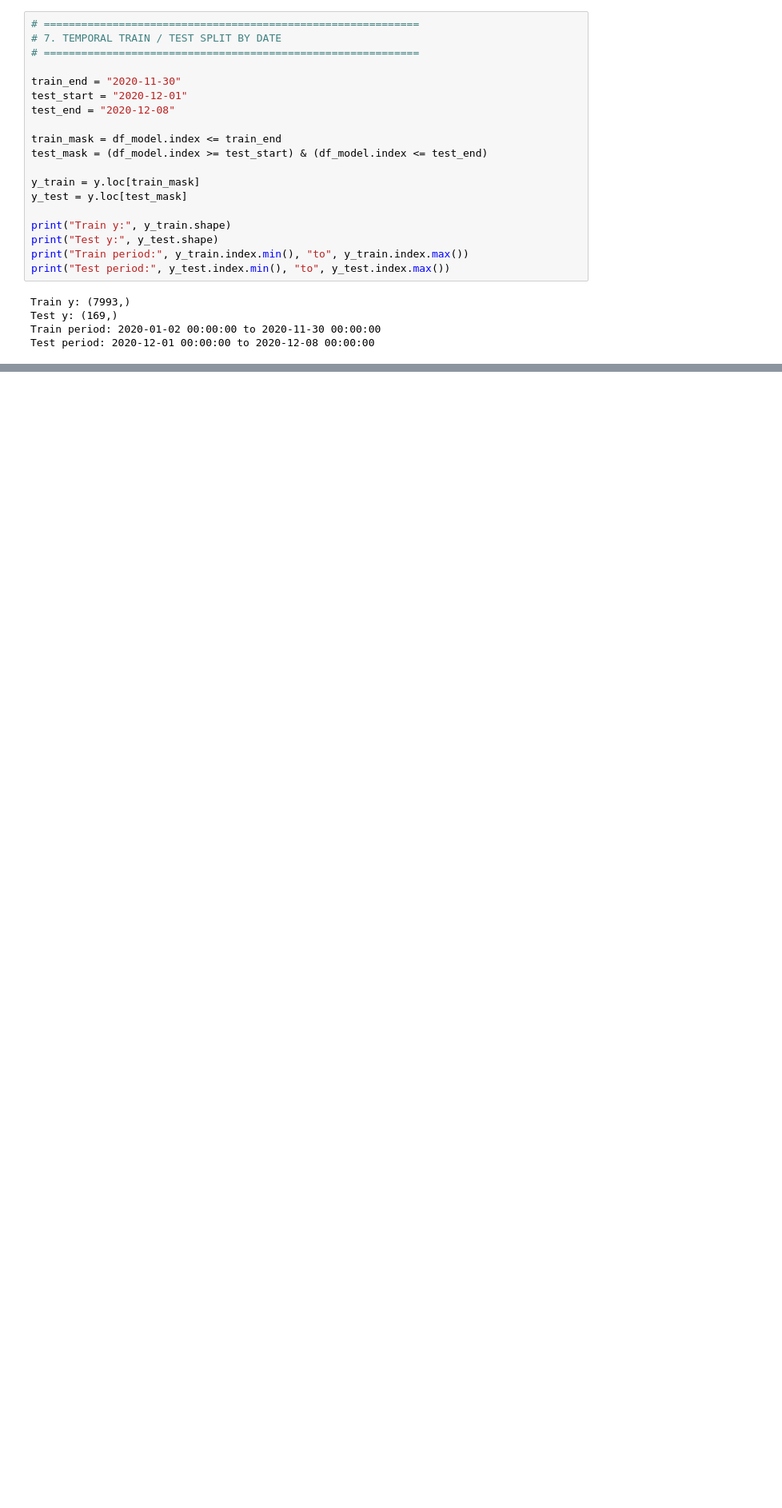
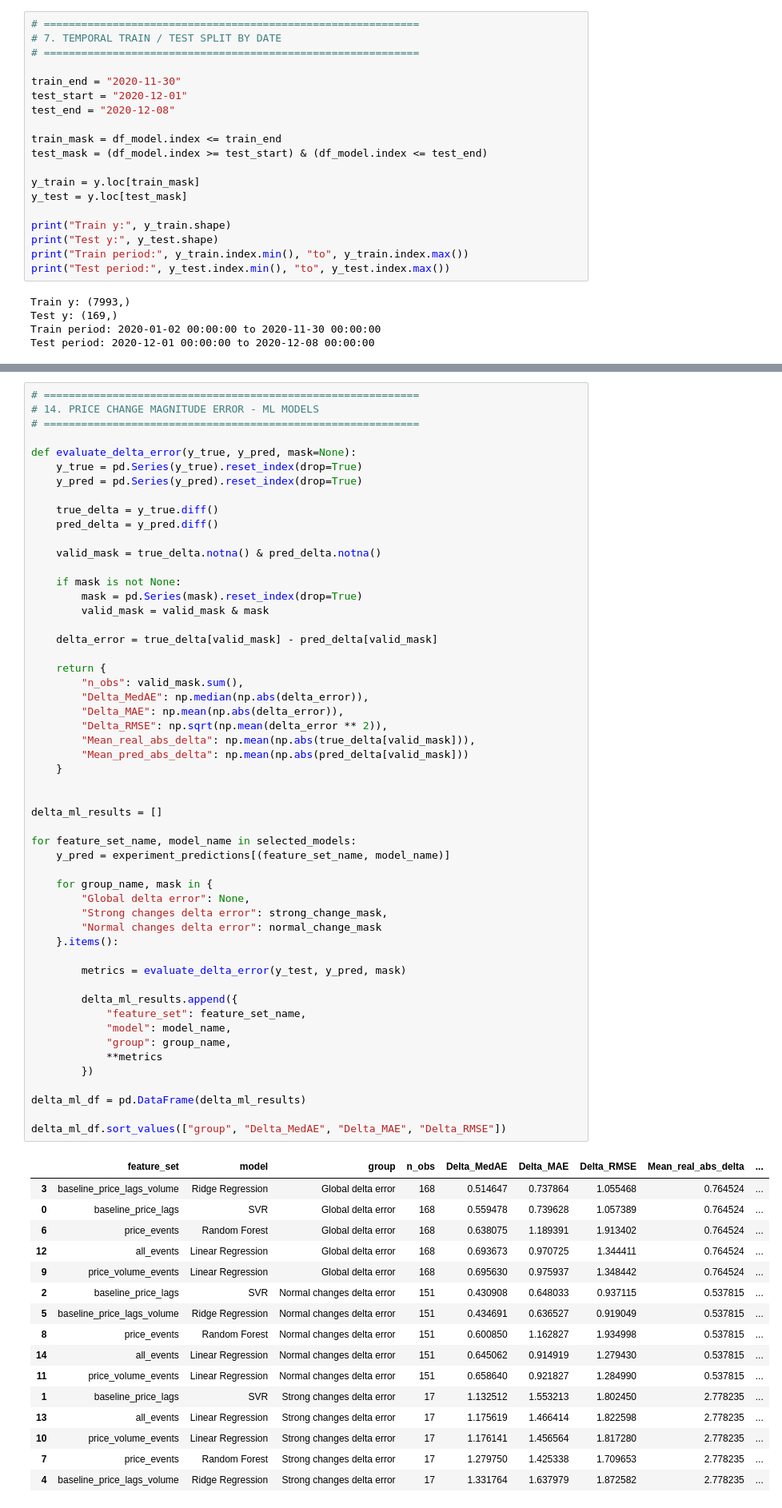
Before and after one commit to huugoox/tfg, a Jupyter notebook: notebooks/05_machine_learning-models.ipynb, the cells around one changed output, grey strips where cells are left out. Shown at 80% size. Saved outputs shown, nothing was run; the diff lists cells and outputs as text; blank space fills up the shorter version.

```diff
--- a/notebooks/05_machine_learning-models.ipynb
+++ b/notebooks/05_machine_learning-models.ipynb
@@ -438,0 +620,70 @@ best_by_feature_set
+# %%
+# ============================================================
+# 14. PRICE CHANGE MAGNITUDE ERROR - ML MODELS
+# ============================================================
+
+def evaluate_delta_error(y_true, y_pred, mask=None):
+    y_true = pd.Series(y_true).reset_index(drop=True)
+    y_pred = pd.Series(y_pred).reset_index(drop=True)
+
+    true_delta = y_true.diff()
+    pred_delta = y_pred.diff()
+
+    valid_mask = true_delta.notna() & pred_delta.notna()
+
+    if mask is not None:
+        mask = pd.Series(mask).reset_index(drop=True)
+        valid_mask = valid_mask & mask
+
+    delta_error = true_delta[valid_mask] - pred_delta[valid_mask]
+
+    return {
+        "n_obs": valid_mask.sum(),
+        "Delta_MedAE": np.median(np.abs(delta_error)),
+        "Delta_MAE": np.mean(np.abs(delta_error)),
+        "Delta_RMSE": np.sqrt(np.mean(delta_error ** 2)),
+        "Mean_real_abs_delta": np.mean(np.abs(true_delta[valid_mask])),
+        "Mean_pred_abs_delta": np.mean(np.abs(pred_delta[valid_mask]))
+    }
+
+
+delta_ml_results = []
+
+for feature_set_name, model_name in selected_models:
+    y_pred = experiment_predictions[(feature_set_name, model_name)]
+
+    for group_name, mask in {
+        "Global delta error": None,
+        "Strong changes delta error": strong_change_mask,
+        "Normal changes delta error": normal_change_mask
+    }.items():
+
+        metrics = evaluate_delta_error(y_test, y_pred, mask)
+
+        delta_ml_results.append({
+            "feature_set": feature_set_name,
+            "model": model_name,
+            "group": group_name,
+            **metrics
+        })
+
+delta_ml_df = pd.DataFrame(delta_ml_results)
+
+delta_ml_df.sort_values(["group", "Delta_MedAE", "Delta_MAE", "Delta_RMSE"])
+# %% [output]
+|  | feature_set | model | group | n_obs | Delta_MedAE | Delta_MAE | Delta_RMSE | Mean_real_abs_delta | ... |
+| 3 | baseline_price_lags_volume | Ridge Regression | Global delta error | 168 | 0.514647 | 0.737864 | 1.055468 | 0.764524 | ... |
+| 0 | baseline_price_lags | SVR | Global delta error | 168 | 0.559478 | 0.739628 | 1.057389 | 0.764524 | ... |
+| 6 | price_events | Random Forest | Global delta error | 168 | 0.638075 | 1.189391 | 1.913402 | 0.764524 | ... |
+| 12 | all_events | Linear Regression | Global delta error | 168 | 0.693673 | 0.970725 | 1.344411 | 0.764524 | ... |
+| 9 | price_volume_events | Linear Regression | Global delta error | 168 | 0.695630 | 0.975937 | 1.348442 | 0.764524 | ... |
+| 2 | baseline_price_lags | SVR | Normal changes delta error | 151 | 0.430908 | 0.648033 | 0.937115 | 0.537815 | ... |
+| 5 | baseline_price_lags_volume | Ridge Regression | Normal changes delta error | 151 | 0.434691 | 0.636527 | 0.919049 | 0.537815 | ... |
+| 8 | price_events | Random Forest | Normal changes delta error | 151 | 0.600850 | 1.162827 | 1.934998 | 0.537815 | ... |
+| 14 | all_events | Linear Regression | Normal changes delta error | 151 | 0.645062 | 0.914919 | 1.279430 | 0.537815 | ... |
+| 11 | price_volume_events | Linear Regression | Normal changes delta error | 151 | 0.658640 | 0.921827 | 1.284990 | 0.537815 | ... |
+| 1 | baseline_price_lags | SVR | Strong changes delta error | 17 | 1.132512 | 1.553213 | 1.802450 | 2.778235 | ... |
+| 13 | all_events | Linear Regression | Strong changes delta error | 17 | 1.175619 | 1.466414 | 1.822598 | 2.778235 | ... |
+| 10 | price_volume_events | Linear Regression | Strong changes delta error | 17 | 1.176141 | 1.456564 | 1.817280 | 2.778235 | ... |
+| 7 | price_events | Random Forest | Strong changes delta error | 17 | 1.279750 | 1.425338 | 1.709653 | 2.778235 | ... |
+| 4 | baseline_price_lags_volume | Ridge Regression | Strong changes delta error | 17 | 1.331764 | 1.637979 | 1.872582 | 2.778235 | ... |
```
Also changed, not shown: parts of 7 cells of this notebook.
